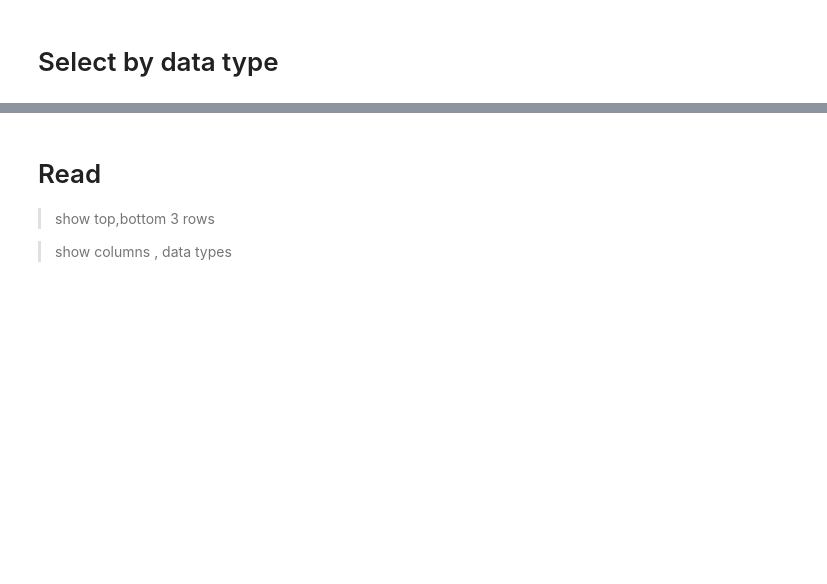
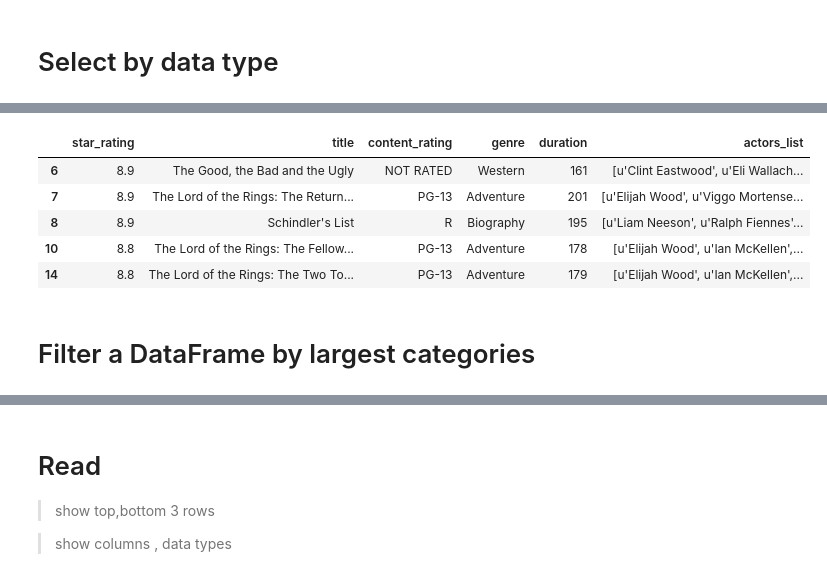
Before and after one commit to salehafzoon/Data-Science, a Jupyter notebook: pandas.ipynb, the cells around one changed output, grey strips where cells are left out. Saved outputs shown, nothing was run; the diff lists cells and outputs as text; code cells hidden in the pictures; blank space fills up the shorter version.

```diff
--- a/pandas.ipynb
+++ b/pandas.ipynb
@@ -101,0 +228,15 @@ drinks.loc[:,::-1].head()
+# %%
+movies[movies.genre.isin(['Crime', 'Action', 'Drama'])].head()
+
+# or not
+
+movies[~movies.genre.isin(['Crime', 'Action', 'Drama'])].head()
+# %% [output]
+|  | star_rating | title | content_rating | genre | duration | actors_list |
+| 6 | 8.9 | The Good, the Bad and the Ugly | NOT RATED | Western | 161 | [u'Clint Eastwood', u'Eli Wallach... |
+| 7 | 8.9 | The Lord of the Rings: The Return... | PG-13 | Adventure | 201 | [u'Elijah Wood', u'Viggo Mortense... |
+| 8 | 8.9 | Schindler's List | R | Biography | 195 | [u'Liam Neeson', u'Ralph Fiennes'... |
+| 10 | 8.8 | The Lord of the Rings: The Fellow... | PG-13 | Adventure | 178 | [u'Elijah Wood', u'Ian McKellen',... |
+| 14 | 8.8 | The Lord of the Rings: The Two To... | PG-13 | Adventure | 179 | [u'Elijah Wood', u'Ian McKellen',... |
+# %% [markdown]
+# Filter a DataFrame by largest categories
```
Also changed, not shown: parts of 76 cells of this notebook.
